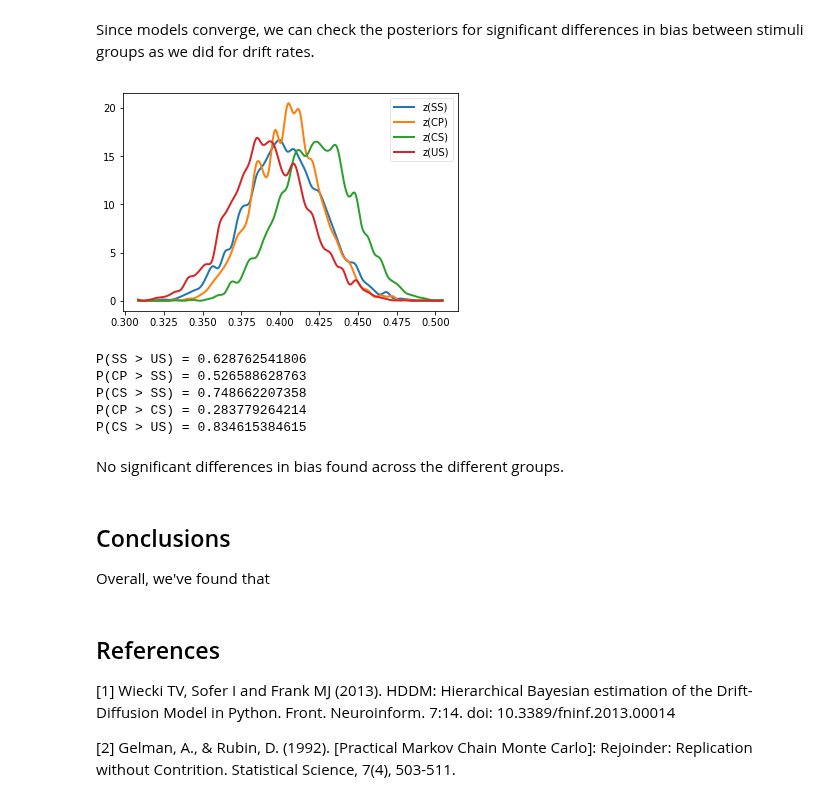
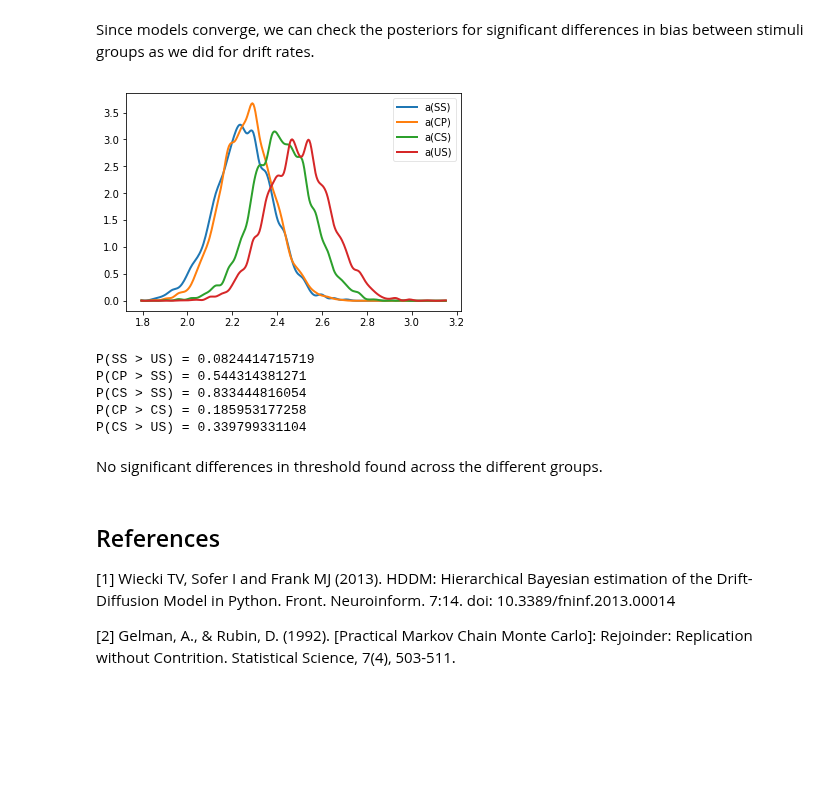
Before and after one commit to CPernet/LanguageDecision, a Jupyter notebook: language_decision/1-pilot-subjects-analysis.ipynb, the cells around one changed output. Saved outputs shown, nothing was run; the diff lists cells and outputs as text; code cells hidden in the pictures; blank space fills up the shorter version.

Commit message:
quick refitting of the models to variable threshold and costant bias

```diff
--- a/language_decision/1-pilot-subjects-analysis.ipynb
+++ b/language_decision/1-pilot-subjects-analysis.ipynb
@@ -165,5 +167,5 @@ We explore whether stimulus type affects bias, such that the decision making pro
 # %%
-model_bias = hddm.HDDM(pilot_subjects, depends_on={'v': 'stim', 'z': 'stim'}, bias=True)
-model_bias.find_starting_values()
-model_bias.sample(6000, burn=20)
+model_threshold = hddm.HDDM(pilot_subjects, depends_on={'v': 'stim', 'a': 'stim'}, bias=True)
+model_threshold.find_starting_values()
+model_threshold.sample(6000, burn=20)
 # %% [output]
@@ -193,29 +211,25 @@ No convergence problems detected!
 # %% [markdown]
 Since models converge, we can check the posteriors for significant differences in bias between stimuli groups as we did for drift rates.
-# %%
-z_SS, z_CP, z_CS, z_US = model_bias.nodes_db.node[['z(SS)', 'z(CP)', 'z(CS)', 'z(US)']]
-
-hddm.analyze.plot_posterior_nodes([z_SS, z_CP, z_CS, z_US])
-# %% [output]
-[figure, removed]
+# %%
+a_SS, a_CP, a_CS, a_US = model_threshold.nodes_db.node[['a(SS)', 'a(CP)', 'a(CS)', 'a(US)']]
+
+hddm.analyze.plot_posterior_nodes([a_SS, a_CP, a_CS, a_US])
+# %% [output]
+[figure, added]
 # %%
-print('P(SS > US) = ' + str((z_SS.trace() > z_US.trace()).mean()))
-print('P(CP > SS) = ' + str((z_CP.trace() > z_SS.trace()).mean()))
-print('P(CS > SS) = ' + str((z_CS.trace() > z_SS.trace()).mean()))
-print('P(CP > CS) = ' + str((z_CP.trace() > z_CS.trace()).mean()))
-print('P(CS > US) = ' + str((z_CS.trace() > z_US.trace()).mean()))
+print('P(SS > US) = ' + str((a_SS.trace() > a_US.trace()).mean()))
+print('P(CP > SS) = ' + str((a_CP.trace() > a_SS.trace()).mean()))
+print('P(CS > SS) = ' + str((a_CS.trace() > a_SS.trace()).mean()))
+print('P(CP > CS) = ' + str((a_CP.trace() > a_CS.trace()).mean()))
+print('P(CS > US) = ' + str((a_CS.trace() > a_US.trace()).mean()))
 # %% [output]
-P(SS > US) = 0.628762541806
-P(CP > SS) = 0.526588628763
-P(CS > SS) = 0.748662207358
-P(CP > CS) = 0.283779264214
-P(CS > US) = 0.834615384615
+P(SS > US) = 0.0824414715719
+P(CP > SS) = 0.544314381271
+P(CS > SS) = 0.833444816054
+P(CP > CS) = 0.185953177258
+P(CS > US) = 0.339799331104
 # %% [markdown]
-No significant differences in bias found across the different groups.
+No significant differences in threshold found across the different groups.
-# %% [markdown]
-## Conclusions
-
-Overall, we've found that
 # %% [markdown]
 ## References
 
```
Also changed, not shown: parts of 6 cells of this notebook, 2 other files.
